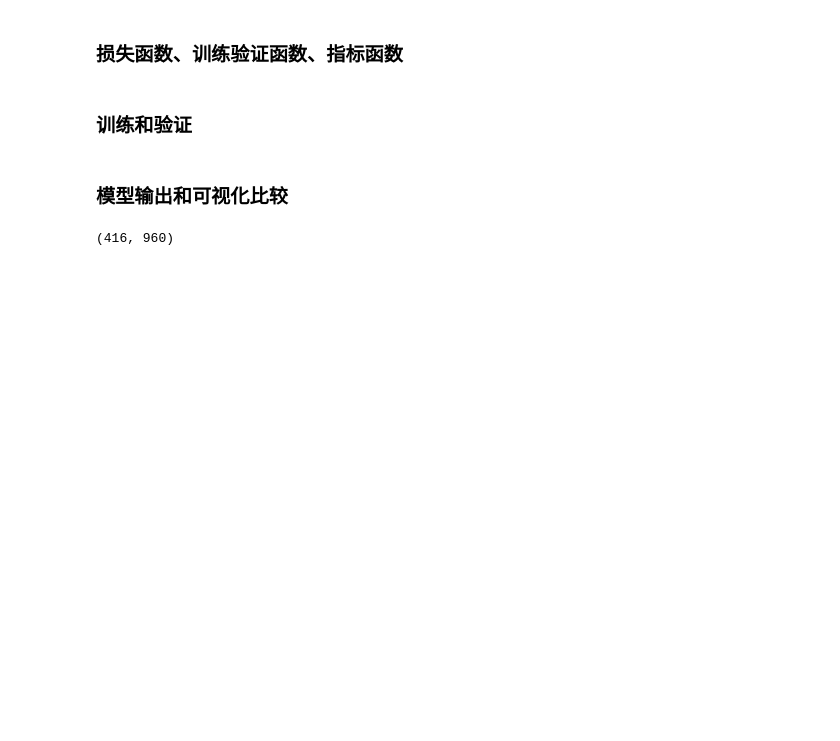
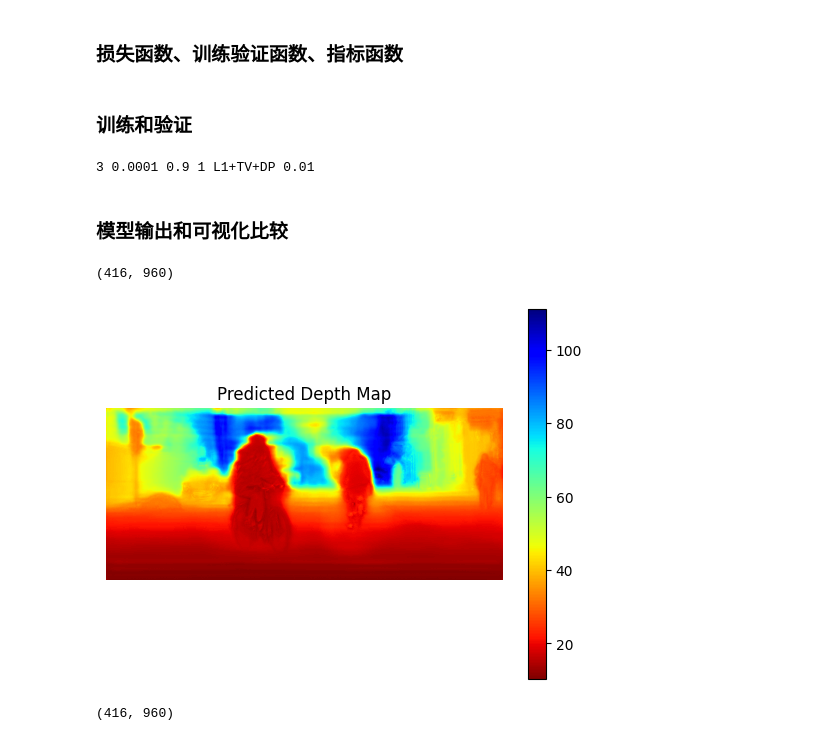
Before and after one commit to Edricos/newG2D, a Jupyter notebook: src/main.ipynb, the cells around one changed output. Saved outputs shown, nothing was run; the diff lists cells and outputs as text; code cells hidden in the pictures; blank space fills up the shorter version.

```diff
--- a/src/main.ipynb
+++ b/src/main.ipynb
@@ -494,6 +520,9 @@ def train_eval_save(epochs, lrate, beta1, batch_size, loss_f='L1'):
 # %%
 # 单次运行
-train_eval_save(epochs, lrate, beta1, batch_size, loss_f)
+print(epochs, lrate, beta1, batch_size, loss_f, DP_weight, sep=' ')
+train_eval_save(epochs, lrate, beta1, batch_size, loss_f, DP_weight)
+# %% [output]
+3 0.0001 0.9 1 L1+TV+DP 0.01
 # %%
 # 测试beta1参数对验证集的影响
 for beta1_d in [0.6, 0.7, 0.8, 0.9, 0.95, 0.99]:
@@ -512,6 +541,26 @@ for epochs_d in [5, 6]:
         train_eval_save(epochs_d, lrate_d, beta1, batch_size)
 # %% [markdown]
 ### 模型输出和可视化比较
+# %%
+
+input_img = tf.keras.Input(shape=(720 - crop_size_h * 2, 1280 - crop_size * 2, 3))
+outputs = unet.build_unet(input_img)
+model = tf.keras.Model(inputs=input_img, outputs=outputs)
+model.load_weights('models/newG2D-weight_18_03_d_27_11_2023.h5')
+
+in_img = read_gated_image(base_dir, gta_pass, img_id, data_type)  # 扩展数据的维度以匹配模型的输入维度
+# inputs = tf.expand_dims(in_img, axis=0) # 使用模型进行预测
+predictions = model(in_img) * 150  # 获取预测的深度图
+predicted_depth = predictions[0, :, :, 0]
+print(predicted_depth.shape)
+plt.imshow(predicted_depth, cmap='jet_r')
+plt.colorbar()
+plt.title("Predicted Depth Map")
+plt.axis('off')
+plt.show()
+# %% [output]
+(416, 960)
+[figure, added]
 # %%
 
 input_img = tf.keras.Input(shape=(720 - crop_size_h * 2, 1280 - crop_size * 2, 3))
```
Also changed, not shown: parts of 7 cells of this notebook, 1 other file.
